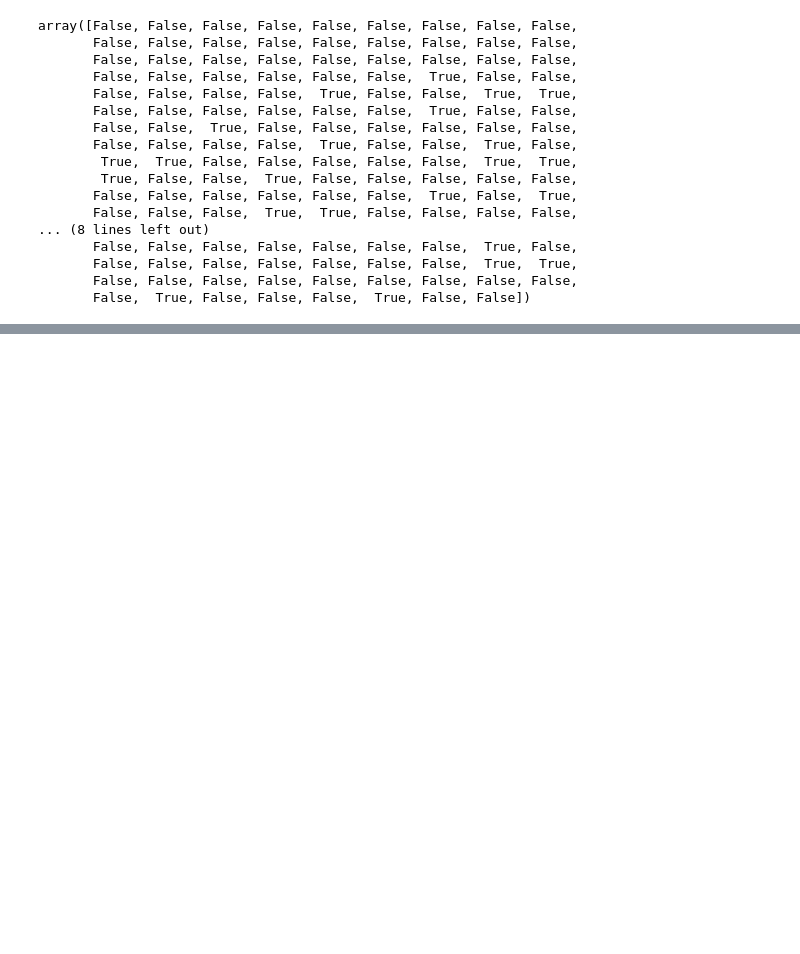
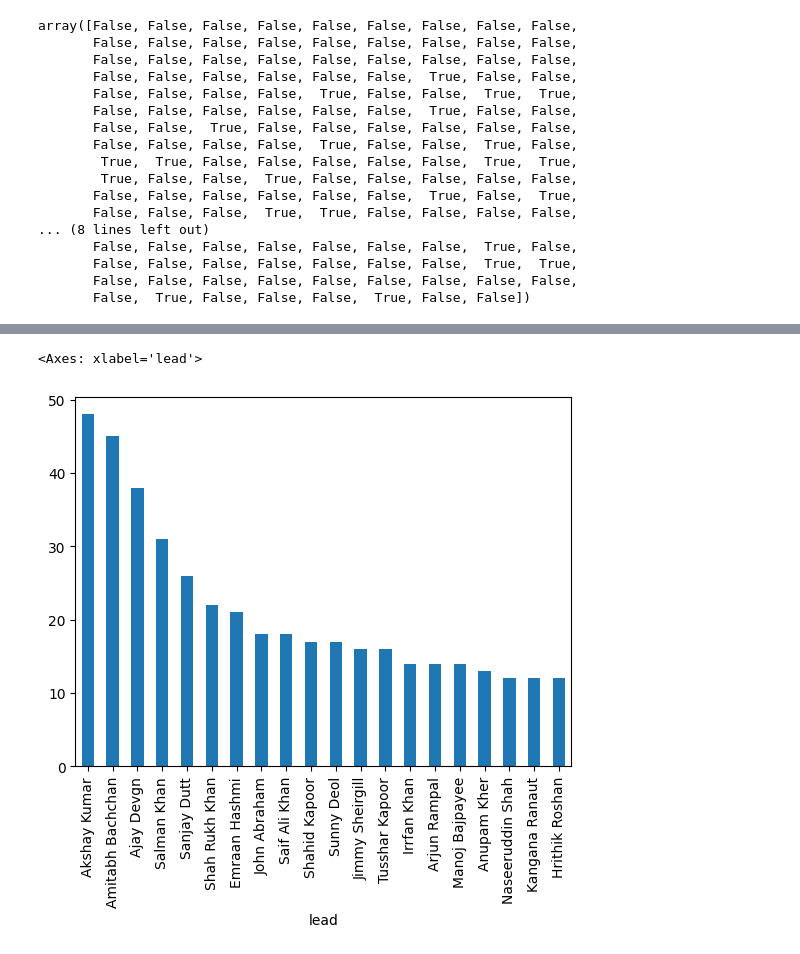
Before and after one commit to deepshresthaa/Pandas, a Jupyter notebook: series.ipynb, the cells around one changed output, grey strips where cells are left out. Cells and saved outputs as stored; diff of their text form; code cells hidden in the pictures; blank space fills up the shorter version.

```diff
--- a/series.ipynb
+++ b/series.ipynb
@@ -408,0 +487,5 @@ array([False, False, False, False, False, False, False, False, False,
+# %%
+movies.value_counts().head(20).plot(kind='bar')
+# %% [output]
+<Axes: xlabel='lead'>
+[figure, added]
```
Also changed, not shown: parts of 11 cells of this notebook.
